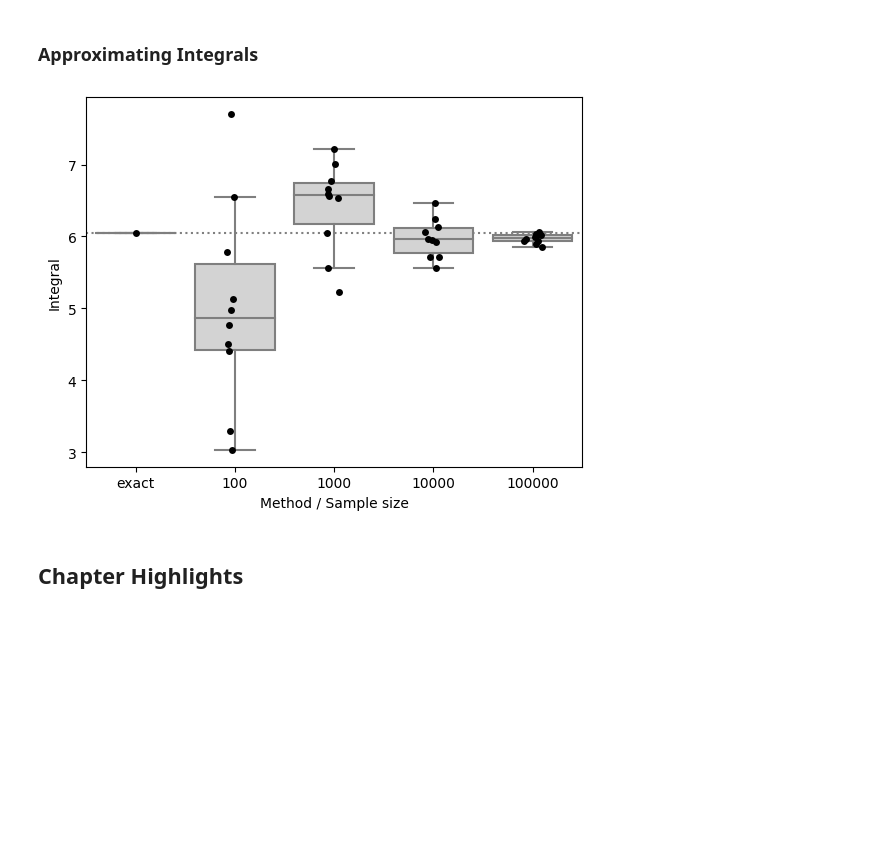
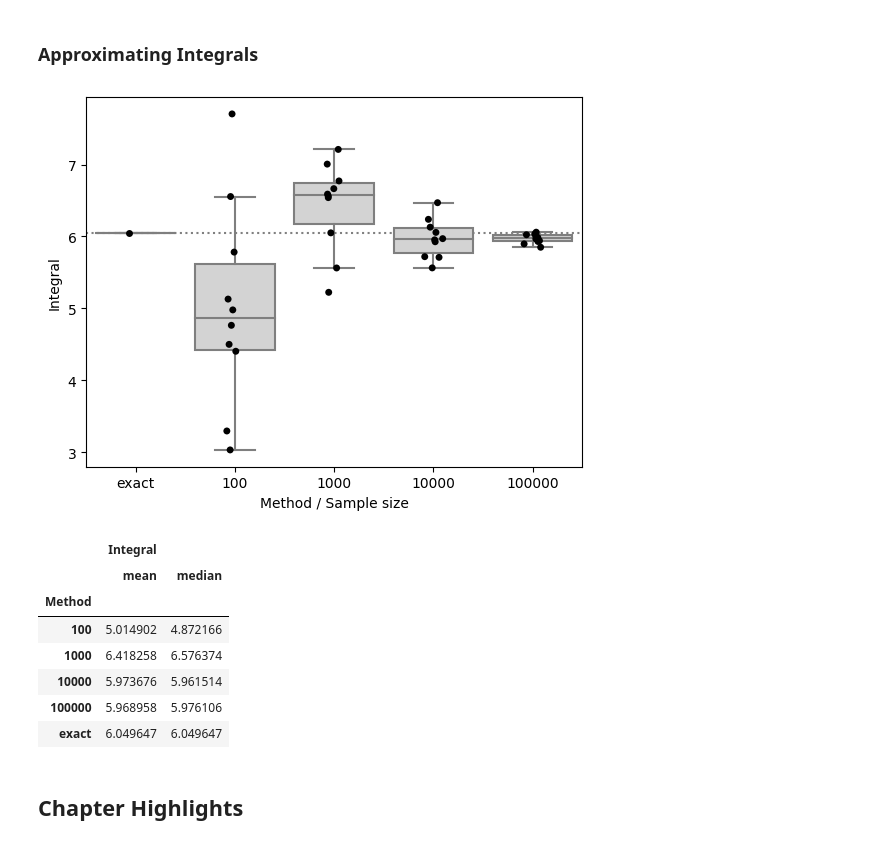
Before and after one commit to gedeck/mistat-code-solutions, a Jupyter notebook: IndustrialStatistics/notebooks/Chap007.ipynb, the cells around one changed output. Cells and saved outputs as stored; diff of their text form; code cells hidden in the pictures; blank space fills up the shorter version.

```diff
--- a/IndustrialStatistics/notebooks/Chap007.ipynb
+++ b/IndustrialStatistics/notebooks/Chap007.ipynb
@@ -64,7 +75,7 @@ plt.show()
 # Various methods
 designMethods = [
     ('Latin Hypercube design', doe.lhs),
-    ('space-filling Latin Hypercube design', doe.space_filling_lhs),
+    ('space filling Latin Hypercube design', doe.space_filling_lhs),
     ('random_k_means', doe.random_k_means),
     ('maximin', doe.maximin),
     ('halton', doe.halton),
@@ -325,26 +336,36 @@ plt.show()
 # %%
 np.random.seed(2)
 
 rho = 0.8
 exact = np.exp(1 + rho)
 integrals = [{'Method': 'exact', 'Integral': exact}]
 
 # simulate
 for Ns in (100, 1000, 10_000, 100_000):
   for _ in range(10):
     rv = standardBivariateNorm(rho, Ns)
     integrals.append({
       'Method': str(Ns),
       'Integral': np.mean(np.exp(rv['x'] + rv['y'])),
     })
 df = pd.DataFrame(integrals)
 ax = sns.boxplot(x=df['Method'], y=df['Integral'], color='lightgrey', fliersize=0)
 ax = sns.stripplot(x=df['Method'], y=df['Integral'], color='black', ax=ax)
 ax.axhline(exact, linestyle=':', color='grey', zorder=0)
 ax.set_xlabel('Method / Sample size')
 plt.show()
+
+pd.DataFrame(integrals).groupby('Method').aggregate(['mean', 'median'])
 # %% [output]
-[figure, old version]
+[figure, new version]
+|  | Integral |  |
+|  | mean | median |
+| Method |  |  |
+| 100 | 5.014902 | 4.872166 |
+| 1000 | 6.418258 | 6.576374 |
+| 10000 | 5.973676 | 5.961514 |
+| 100000 | 5.968958 | 5.976106 |
+| exact | 6.049647 | 6.049647 |
 # %% [markdown]
 ## Chapter Highlights
 # %% [markdown]
```
Also changed, not shown: parts of 9 cells of this notebook, 39 other files.
